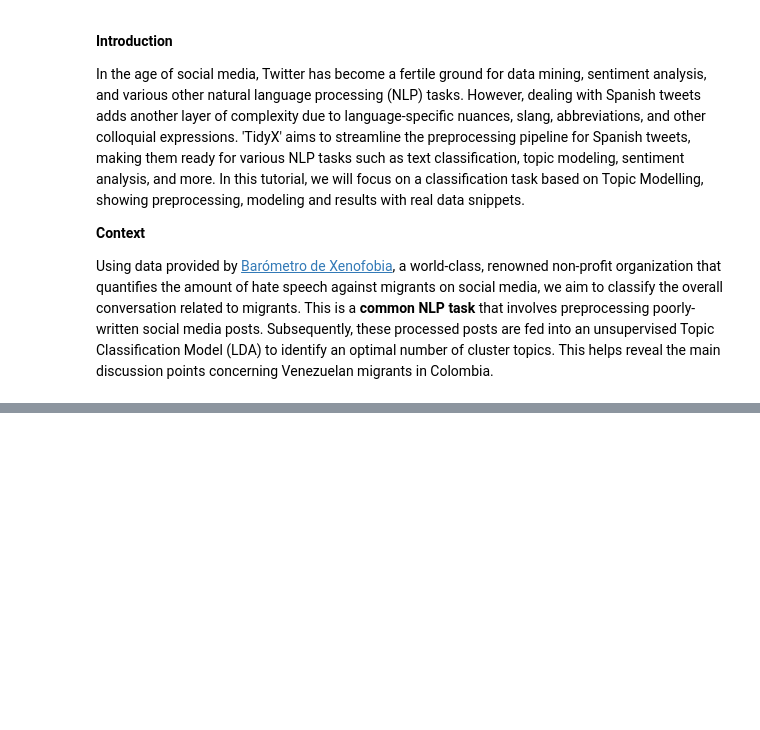
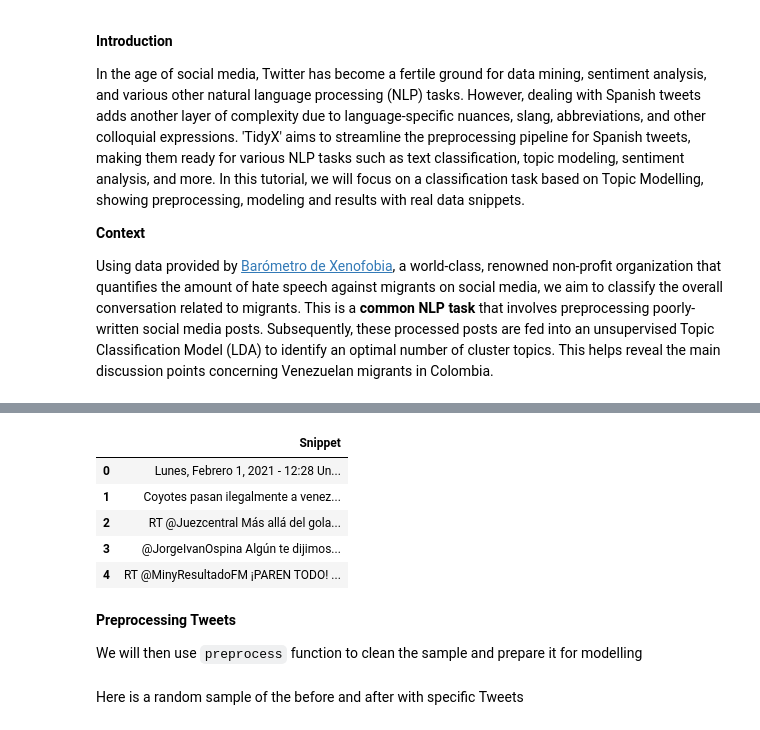
Before and after one commit to lgomezt/tidyX, a Jupyter notebook: Examples/Estructura tutorial.ipynb, the cells around one changed output, grey strips where cells are left out. Drawn from its saved outputs; the diff is of its cells as text; code cells hidden in the pictures; blank space fills up the shorter version.

```diff
--- a/Examples/Estructura tutorial.ipynb
+++ b/Examples/Estructura tutorial.ipynb
@@ -555,8 +557,18 @@ Using data provided by [Barómetro de Xenofobia](https://barometrodexenofobia.or
 # %%
 # PREPARATIONS
 # Environment set-up
-import tidyX.TextPreprocessor as tt
+import sys
+sys.path.insert(1, r'C:\Users\JOSE\Desktop\Trabajo\Paper_no_supervisado\Tidytweets')
+from tidyX import TextPreprocessor as tt
+import pandas as pd
+import random
 # Getting the data:
-# In this tutorial, we use a sample dataset of tweets related to Venezuelan migrants in Colombia.
+# In this tutorial, we use a sample dataset of 799053 tweets related to Venezuelan migrants in Colombia.
 # The dataset is available in the data folder of the repository.
+# For efficiency we will only use a random sample of 1000 tweets
+n = 799053 #number of records in file
+s = 1000 #desired sample size
+skip = sorted(random.sample(range(n),n-s))
+tweets = pd.read_excel(r"C:\Users\JOSE\Desktop\Trabajo\Paper_no_supervisado\Tidytweets\data\Base_Para_Labels.xlsx", skiprows=skip, header=None, names=['Snippet'])
+tweets.head()
 # %% [output]
@@ -563,0 +578,10 @@ ImportError: cannot import name 'get_terminal_size' from 'click.termui' (C:\User
+|  | Snippet |
+| 0 | Lunes, Febrero 1, 2021 - 12:28 Un... |
+| 1 | Coyotes pasan ilegalmente a venez... |
+| 2 | RT @Juezcentral Más allá del gola... |
+| 3 | @JorgeIvanOspina Algún te dijimos... |
+| 4 | RT @MinyResultadoFM ¡PAREN TODO! ... |
+# %% [markdown]
+**Preprocessing Tweets**
+
+We will then use `preprocess` function to clean the sample and prepare it for modelling
@@ -563,0 +591,2 @@ ImportError: cannot import name 'get_terminal_size' from 'click.termui' (C:\User
+# %% [markdown]
+Here is a random sample of the before and after with specific Tweets
```
Also changed, not shown: parts of 10 cells of this notebook, 2 other files.
